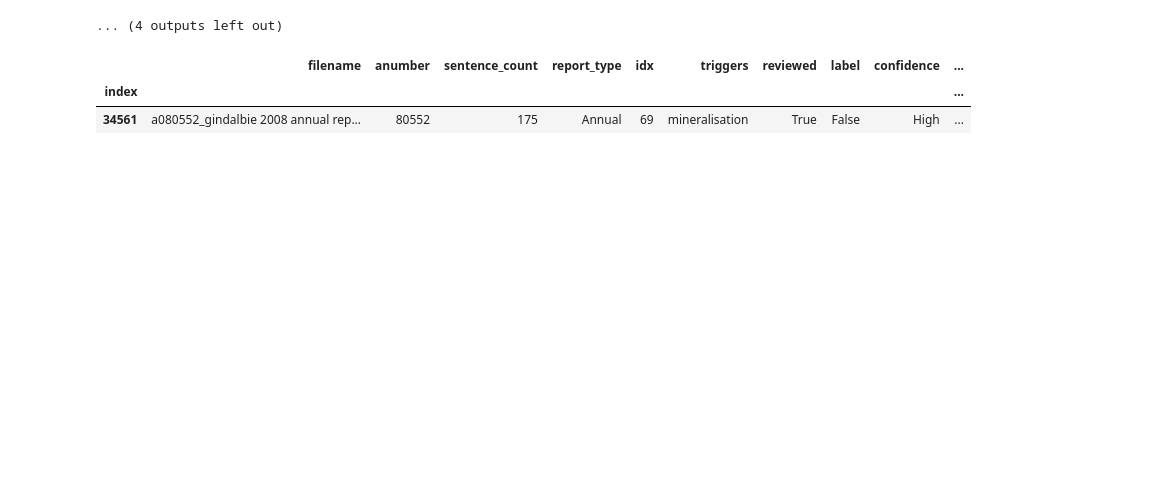
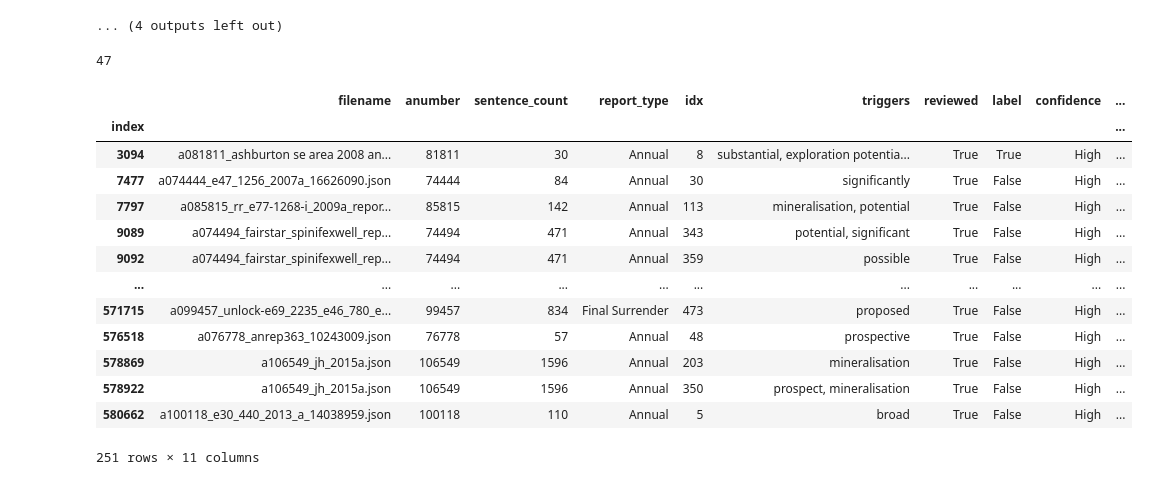
Before and after one commit to tanghyd/capstone, a Jupyter notebook: sentence_labeller.ipynb, the cells around one changed output. Drawn from its saved outputs; the diff is of its cells as text; code cells hidden in the pictures; blank space fills up the shorter version.

```diff
--- a/sentence_labeller.ipynb
+++ b/sentence_labeller.ipynb
@@ -457,10 +490,24 @@ VBox(children=(HBox(children=(Button(button_style='success', description='Near M
 ToggleButtons(description='Confidence', index=2, options=('Low', 'Medium', 'High'), tooltips=('An uncertain in…
 [interactive output not drawn]
 ... (4 outputs left out)
-# %%
-# df is temp data store for your data - shown below
-df.loc[df.reviewed]
-# %% [output]
-|  | filename | anumber | sentence_count | report_type | idx | triggers | reviewed | label | confidence | ... |
-| index |  |  |  |  |  |  |  |  |  | ... |
-| 34561 | a080552_gindalbie 2008 annual rep... | 80552 | 175 | Annual | 69 | mineralisation | True | False | High | ... |
+# %%
+i
+# %% [output]
+47
+# %%
+dataset[user].loc[dataset[user].reviewed]
+# %% [output]
+|  | filename | anumber | sentence_count | report_type | idx | triggers | reviewed | label | confidence | ... |
+| index |  |  |  |  |  |  |  |  |  | ... |
+| 3094 | a081811_ashburton se area 2008 an... | 81811 | 30 | Annual | 8 | substantial, exploration potentia... | True | True | High | ... |
+| 7477 | a074444_e47_1256_2007a_16626090.json | 74444 | 84 | Annual | 30 | significantly | True | False | High | ... |
+| 7797 | a085815_rr_e77-1268-i_2009a_repor... | 85815 | 142 | Annual | 113 | mineralisation, potential | True | False | High | ... |
+| 9089 | a074494_fairstar_spinifexwell_rep... | 74494 | 471 | Annual | 343 | potential, significant | True | False | High | ... |
+| 9092 | a074494_fairstar_spinifexwell_rep... | 74494 | 471 | Annual | 359 | possible | True | False | High | ... |
+| ... | ... | ... | ... | ... | ... | ... | ... | ... | ... | ... |
+| 571715 | a099457_unlock-e69_2235_e46_780_e... | 99457 | 834 | Final Surrender | 473 | proposed | True | False | High | ... |
+| 576518 | a076778_anrep363_10243009.json | 76778 | 57 | Annual | 48 | prospective | True | False | High | ... |
+| 578869 | a106549_jh_2015a.json | 106549 | 1596 | Annual | 203 | mineralisation | True | False | High | ... |
+| 578922 | a106549_jh_2015a.json | 106549 | 1596 | Annual | 350 | prospect, mineralisation | True | False | High | ... |
+| 580662 | a100118_e30_440_2013_a_14038959.json | 100118 | 110 | Annual | 5 | broad | True | False | High | ... |
+251 rows × 11 columns
```
Also changed, not shown: parts of 15 cells of this notebook, 3 other files.
